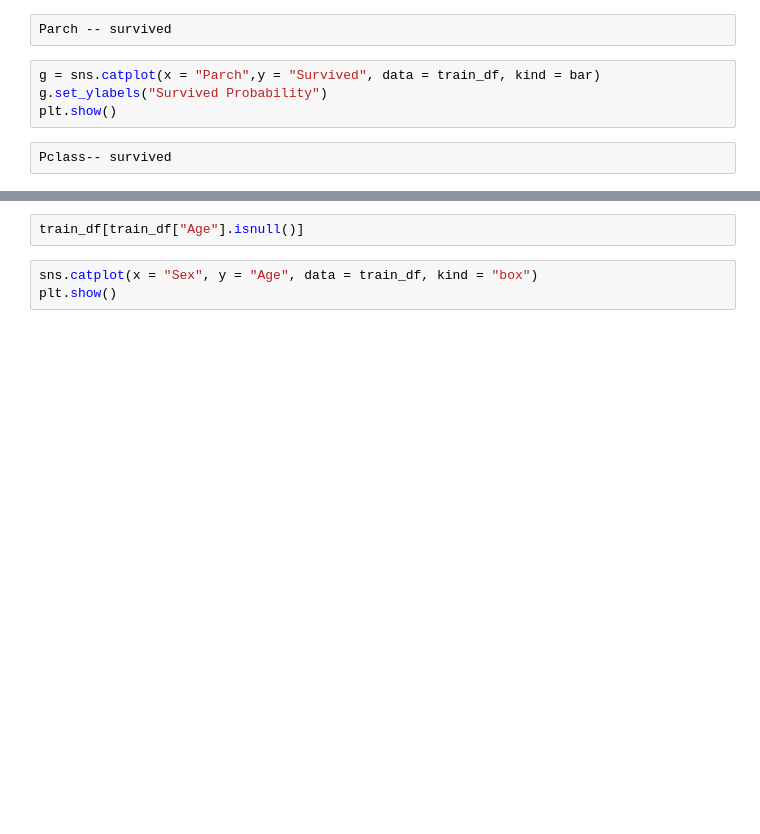
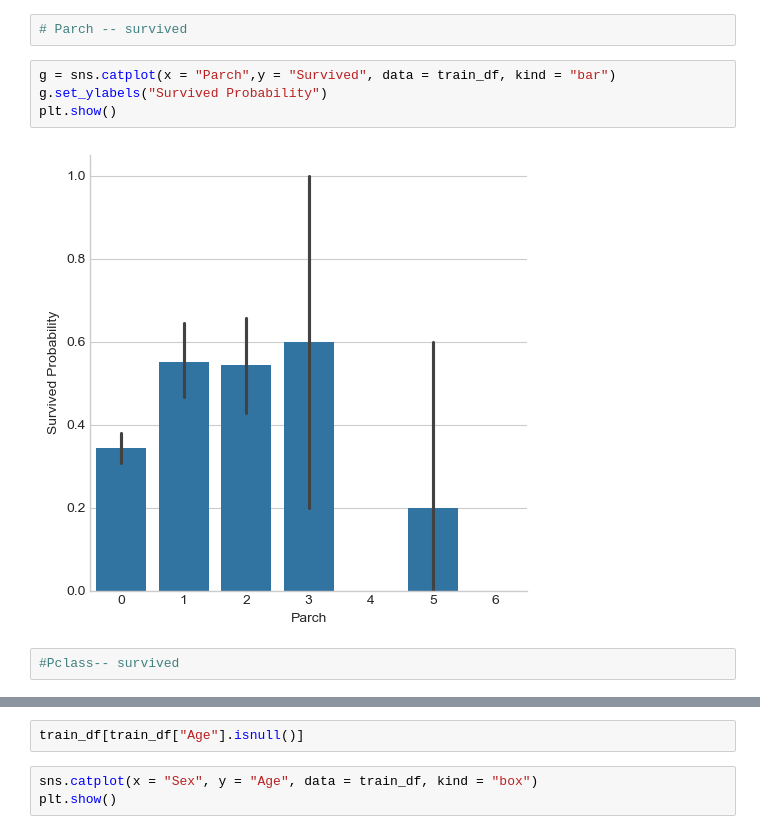
Before and after one commit to HalitBatuhanASLAN/ML_Learning, a Jupyter notebook: BTK_Pratik/Supervised/TitanicExample.ipynb, the cells around one changed output, grey strips where cells are left out. Drawn from its saved outputs; the diff is of its cells as text; blank space fills up the shorter version.

```diff
--- a/BTK_Pratik/Supervised/TitanicExample.ipynb
+++ b/BTK_Pratik/Supervised/TitanicExample.ipynb
@@ -144,9 +390,11 @@ plt.show()
 # %%
-Parch -- survived
+# Parch -- survived
 # %%
-g = sns.catplot(x = "Parch",y = "Survived", data = train_df, kind = bar)
+g = sns.catplot(x = "Parch",y = "Survived", data = train_df, kind = "bar")
 g.set_ylabels("Survived Probability")
 plt.show()
+# %% [output]
+[figure, added]
 # %%
-Pclass-- survived
+#Pclass-- survived
 # %%
```
Also changed, not shown: parts of 115 cells of this notebook.
